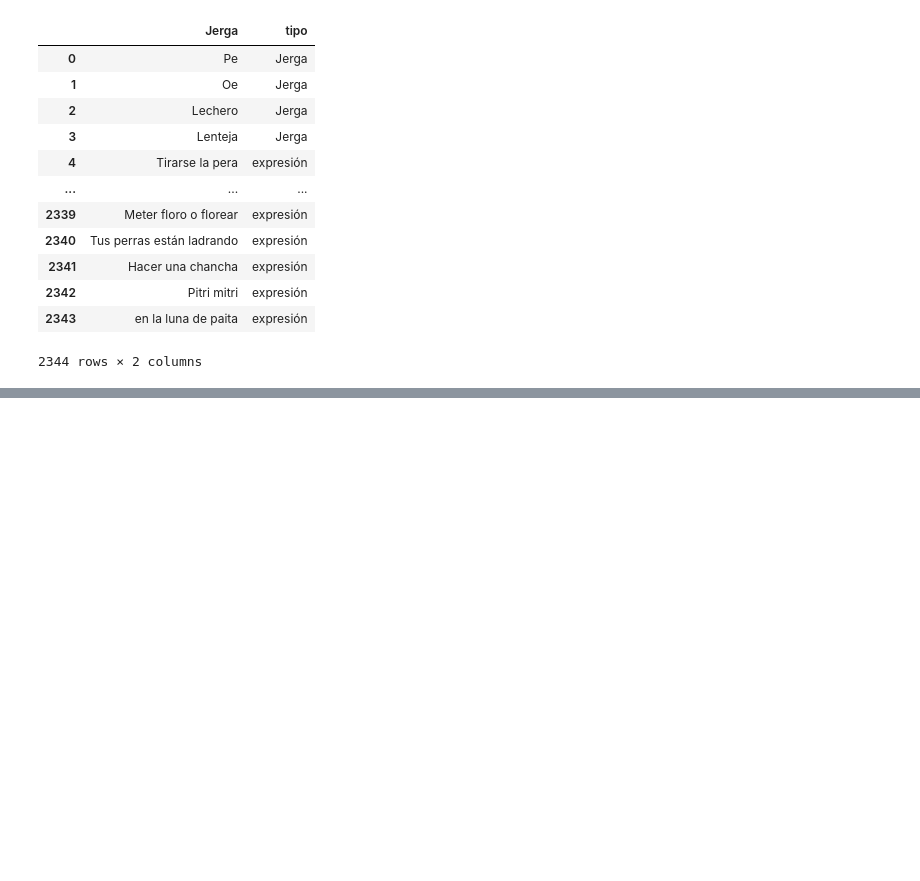
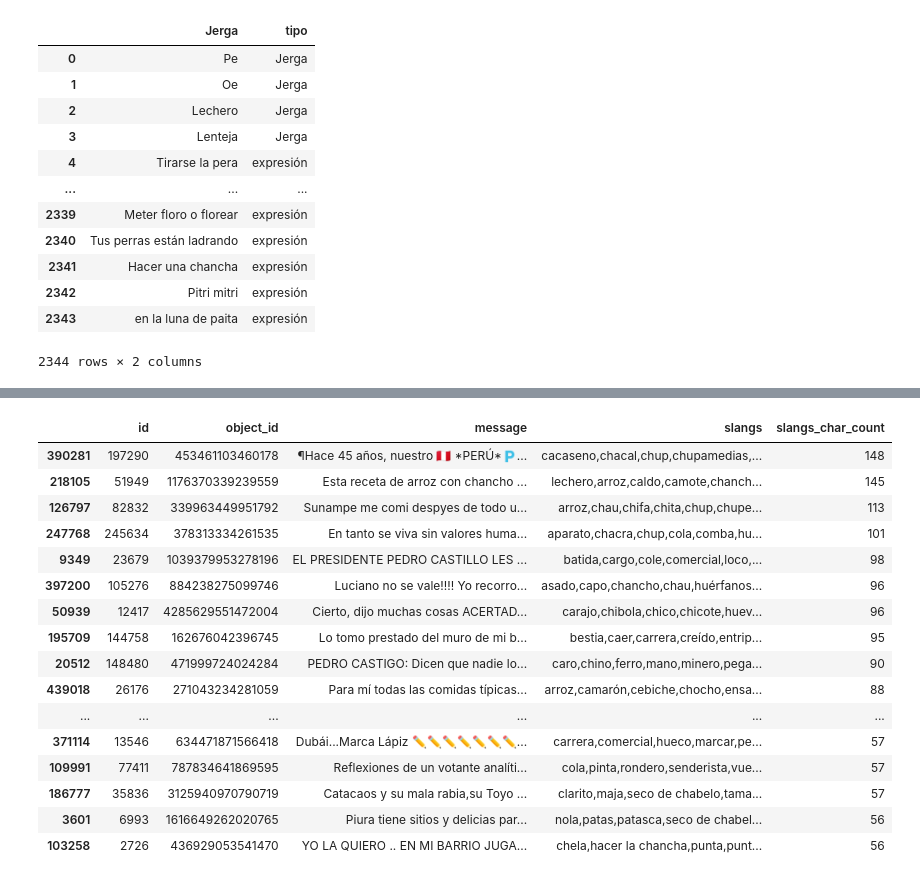
Before and after one commit to jairleo95/peruvian-slang-sentiment, a Jupyter notebook: text-extraction/facebook-text-extraction.ipynb, the cells around one changed output, grey strips where cells are left out. Saved outputs shown, nothing was run; the diff lists cells and outputs as text; code cells hidden in the pictures; blank space fills up the shorter version.

```diff
--- a/text-extraction/facebook-text-extraction.ipynb
+++ b/text-extraction/facebook-text-extraction.ipynb
@@ -319,0 +371,3 @@ df_sample.sample(30)
+# %%
+df_sort = df_filter.sort_values(by='slangs',ascending=True, na_position='last')
+df_sort
@@ -319,0 +390,3 @@ df_sample.sample(30)
+# %%
+# df_sort = df_sort[df_sort['slangs'].notnull()]
+df_filter = df_sort[df_sort['slangs'] != '']
@@ -319,0 +427,2 @@ df_sample.sample(30)
+# %%
+df_filter['slangs_char_count'] = df_filter['slangs'].apply(lambda x: len(str(x)))
@@ -320 +435,3 @@ df_sample.sample(30)
+# %%
+df_filter_sorted = df_filter.sort_values(by='slangs_char_count', ascending=False)
 # %%
@@ -321,0 +452,20 @@ df_sample.sample(30)
+# %%
+df_filter_sorted.head(50)
+# %% [output]
+|  | id | object_id | message | slangs | slangs_char_count |
+| 390281 | 197290 | 453461103460178 | ¶Hace 45 años, nuestro 🇵🇪 *PERÚ*🇵... | cacaseno,chacal,chup,chupamedias,... | 148 |
+| 218105 | 51949 | 1176370339239559 | Esta receta de arroz con chancho ... | lechero,arroz,caldo,camote,chanch... | 145 |
+| 126797 | 82832 | 339963449951792 | Sunampe me comi despyes de todo u... | arroz,chau,chifa,chita,chup,chupe... | 113 |
+| 247768 | 245634 | 378313334261535 | En tanto se viva sin valores huma... | aparato,chacra,chup,cola,comba,hu... | 101 |
+| 9349 | 23679 | 1039379953278196 | EL PRESIDENTE PEDRO CASTILLO LES ... | batida,cargo,cole,comercial,loco,... | 98 |
+| 397200 | 105276 | 884238275099746 | Luciano no se vale!!!! Yo recorro... | asado,capo,chancho,chau,huérfanos... | 96 |
+| 50939 | 12417 | 4285629551472004 | Cierto, dijo muchas cosas ACERTAD... | carajo,chibola,chico,chicote,huev... | 96 |
+| 195709 | 144758 | 162676042396745 | Lo tomo prestado del muro de mi b... | bestia,caer,carrera,creído,entrip... | 95 |
+| 20512 | 148480 | 471999724024284 | PEDRO CASTIGO: Dicen que nadie lo... | caro,chino,ferro,mano,minero,pega... | 90 |
+| 439018 | 26176 | 271043234281059 | Para mí todas las comidas típicas... | arroz,camarón,cebiche,chocho,ensa... | 88 |
+| ... | ... | ... | ... | ... | ... |
+| 371114 | 13546 | 634471871566418 | Dubái...Marca Lápiz ✏️✏️✏️✏️✏️✏️✏... | carrera,comercial,hueco,marcar,pe... | 57 |
+| 109991 | 77411 | 787834641869595 | Reflexiones de un votante analíti... | cola,pinta,rondero,senderista,vue... | 57 |
+| 186777 | 35836 | 3125940970790719 | Catacaos y su mala rabia,su Toyo ... | clarito,maja,seco de chabelo,tama... | 57 |
+| 3601 | 6993 | 1616649262020765 | Piura tiene sitios y delicias par... | nola,patas,patasca,seco de chabel... | 56 |
+| 103258 | 2726 | 436929053541470 | YO LA QUIERO .. EN MI BARRIO JUGA... | chela,hacer la chancha,punta,punt... | 56 |
```
Also changed, not shown: parts of 39 cells of this notebook, 6 other files.
